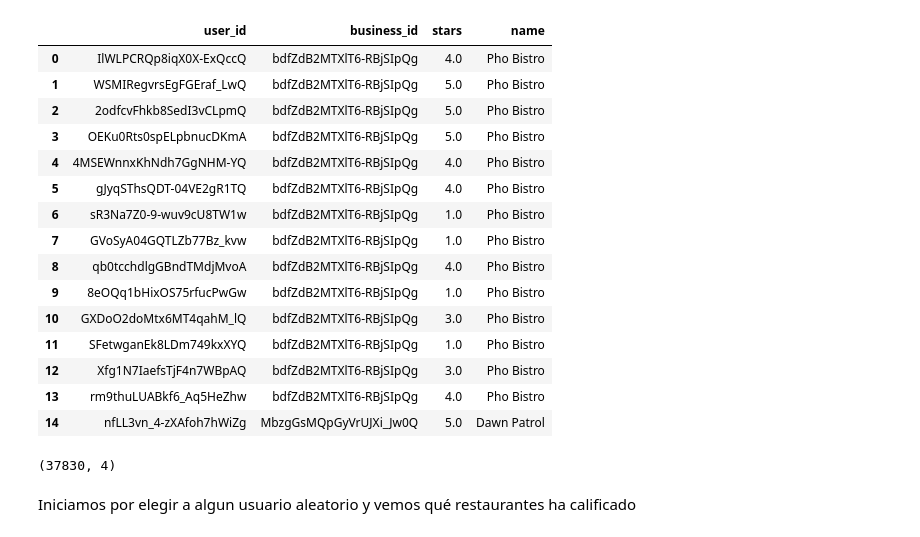
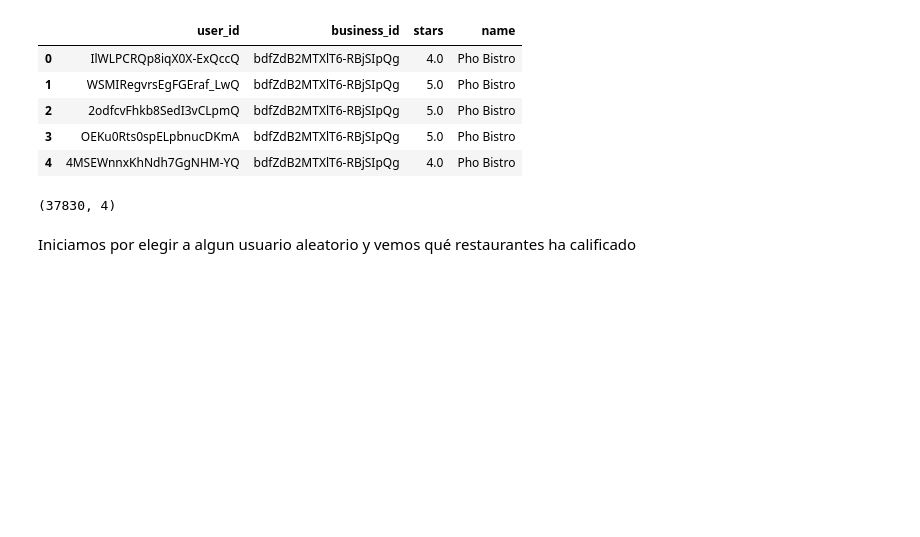
Before and after one commit to ivnlee/proyecto-portafolio, a Jupyter notebook: notebooks/recommender_model.ipynb, the cells around one changed output. Drawn from its saved outputs; the diff is of its cells as text; code cells hidden in the pictures; blank space fills up the shorter version.

```diff
--- a/notebooks/recommender_model.ipynb
+++ b/notebooks/recommender_model.ipynb
@@ -5,24 +5,14 @@ import pandas as pd
 from sklearn.decomposition import TruncatedSVD
 # %%
 df_recsys = pd.read_csv('./../data/sb_restaurants_clean.csv', index_col=0)
-df_recsys.head(15)
+df_recsys.head(5)
 # %% [output]
 |  | user_id | business_id | stars | name |
 | 0 | IlWLPCRQp8iqX0X-ExQccQ | bdfZdB2MTXlT6-RBjSIpQg | 4.0 | Pho Bistro |
 | 1 | WSMIRegvrsEgFGEraf_LwQ | bdfZdB2MTXlT6-RBjSIpQg | 5.0 | Pho Bistro |
 | 2 | 2odfcvFhkb8SedI3vCLpmQ | bdfZdB2MTXlT6-RBjSIpQg | 5.0 | Pho Bistro |
 | 3 | OEKu0Rts0spELpbnucDKmA | bdfZdB2MTXlT6-RBjSIpQg | 5.0 | Pho Bistro |
 | 4 | 4MSEWnnxKhNdh7GgNHM-YQ | bdfZdB2MTXlT6-RBjSIpQg | 4.0 | Pho Bistro |
-| 5 | gJyqSThsQDT-04VE2gR1TQ | bdfZdB2MTXlT6-RBjSIpQg | 4.0 | Pho Bistro |
-| 6 | sR3Na7Z0-9-wuv9cU8TW1w | bdfZdB2MTXlT6-RBjSIpQg | 1.0 | Pho Bistro |
-| 7 | GVoSyA04GQTLZb77Bz_kvw | bdfZdB2MTXlT6-RBjSIpQg | 1.0 | Pho Bistro |
-| 8 | qb0tcchdlgGBndTMdjMvoA | bdfZdB2MTXlT6-RBjSIpQg | 4.0 | Pho Bistro |
-| 9 | 8eOQq1bHixOS75rfucPwGw | bdfZdB2MTXlT6-RBjSIpQg | 1.0 | Pho Bistro |
-| 10 | GXDoO2doMtx6MT4qahM_lQ | bdfZdB2MTXlT6-RBjSIpQg | 3.0 | Pho Bistro |
-| 11 | SFetwganEk8LDm749kxXYQ | bdfZdB2MTXlT6-RBjSIpQg | 1.0 | Pho Bistro |
-| 12 | Xfg1N7IaefsTjF4n7WBpAQ | bdfZdB2MTXlT6-RBjSIpQg | 3.0 | Pho Bistro |
-| 13 | rm9thuLUABkf6_Aq5HeZhw | bdfZdB2MTXlT6-RBjSIpQg | 4.0 | Pho Bistro |
-| 14 | nfLL3vn_4-zXAfoh7hWiZg | MbzgGsMQpGyVrUJXi_Jw0Q | 5.0 | Dawn Patrol |
 # %%
 df_recsys.shape
 # %% [output]
```
Also changed, not shown: parts of 32 cells of this notebook.
